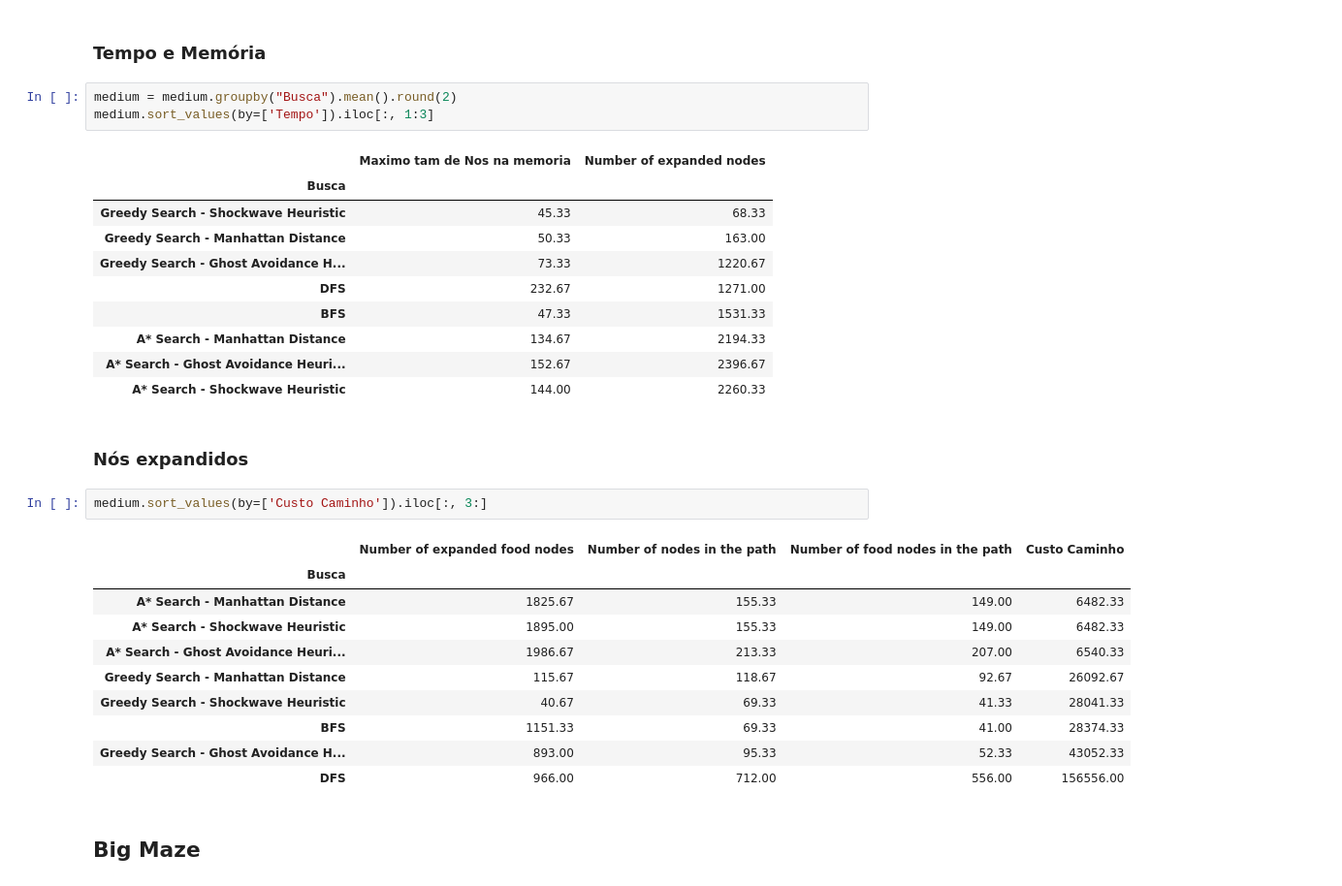
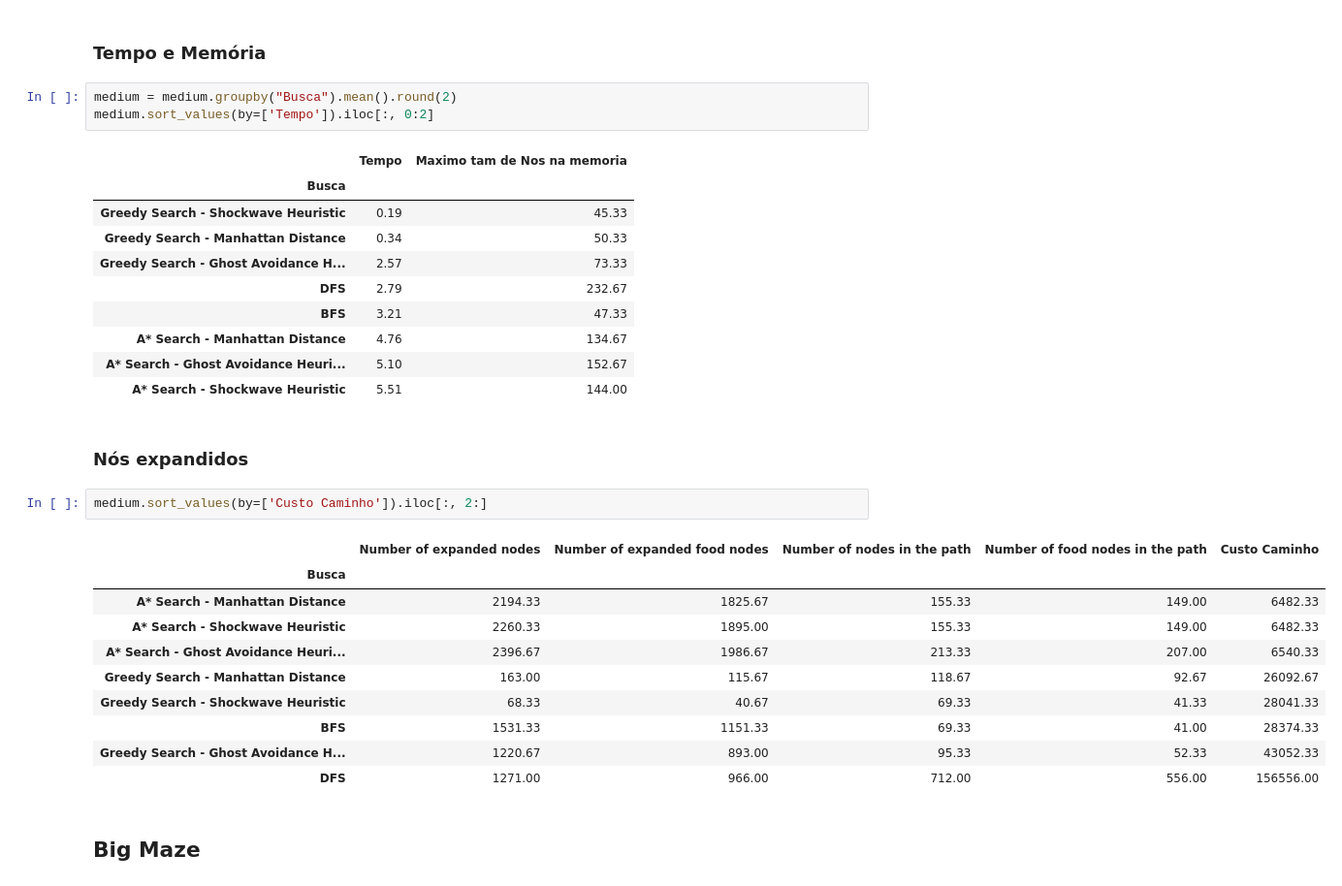
Before and after one commit to carolineap/mo416-2020s1-unicamp, a Jupyter notebook: project1/analysis.ipynb, the cells around one changed output. Shown: that part at 97% size. Drawn from its saved outputs; the diff is of its cells as text.

```diff
--- a/project1/analysis.ipynb
+++ b/project1/analysis.ipynb
@@ -159,33 +145,33 @@ small.sort_values(by=['Custo Caminho']).iloc[:, 3:]
 ### Tempo e Memória
 # %%
 medium = medium.groupby("Busca").mean().round(2)
-medium.sort_values(by=['Tempo']).iloc[:, 1:3]
+medium.sort_values(by=['Tempo']).iloc[:, 0:2]
 # %% [output]
-|  | Maximo tam de Nos na memoria | Number of expanded nodes |
+|  | Tempo | Maximo tam de Nos na memoria |
 | Busca |  |  |
-| Greedy Search - Shockwave Heuristic | 45.33 | 68.33 |
-| Greedy Search - Manhattan Distance | 50.33 | 163.00 |
-| Greedy Search - Ghost Avoidance H... | 73.33 | 1220.67 |
-| DFS | 232.67 | 1271.00 |
-| BFS | 47.33 | 1531.33 |
-| A* Search - Manhattan Distance | 134.67 | 2194.33 |
-| A* Search - Ghost Avoidance Heuri... | 152.67 | 2396.67 |
-| A* Search - Shockwave Heuristic | 144.00 | 2260.33 |
+| Greedy Search - Shockwave Heuristic | 0.19 | 45.33 |
+| Greedy Search - Manhattan Distance | 0.34 | 50.33 |
+| Greedy Search - Ghost Avoidance H... | 2.57 | 73.33 |
+| DFS | 2.79 | 232.67 |
+| BFS | 3.21 | 47.33 |
+| A* Search - Manhattan Distance | 4.76 | 134.67 |
+| A* Search - Ghost Avoidance Heuri... | 5.10 | 152.67 |
+| A* Search - Shockwave Heuristic | 5.51 | 144.00 |
 # %% [markdown]
 ### Nós expandidos
 # %%
-medium.sort_values(by=['Custo Caminho']).iloc[:, 3:]
+medium.sort_values(by=['Custo Caminho']).iloc[:, 2:]
 # %% [output]
-|  | Number of expanded food nodes | Number of nodes in the path | Number of food nodes in the path | Custo Caminho |
-| Busca |  |  |  |  |
-| A* Search - Manhattan Distance | 1825.67 | 155.33 | 149.00 | 6482.33 |
-| A* Search - Shockwave Heuristic | 1895.00 | 155.33 | 149.00 | 6482.33 |
-| A* Search - Ghost Avoidance Heuri... | 1986.67 | 213.33 | 207.00 | 6540.33 |
-| Greedy Search - Manhattan Distance | 115.67 | 118.67 | 92.67 | 26092.67 |
-| Greedy Search - Shockwave Heuristic | 40.67 | 69.33 | 41.33 | 28041.33 |
-| BFS | 1151.33 | 69.33 | 41.00 | 28374.33 |
-| Greedy Search - Ghost Avoidance H... | 893.00 | 95.33 | 52.33 | 43052.33 |
-| DFS | 966.00 | 712.00 | 556.00 | 156556.00 |
+|  | Number of expanded nodes | Number of expanded food nodes | Number of nodes in the path | Number of food nodes in the path | Custo Caminho |
+| Busca |  |  |  |  |  |
+| A* Search - Manhattan Distance | 2194.33 | 1825.67 | 155.33 | 149.00 | 6482.33 |
+| A* Search - Shockwave Heuristic | 2260.33 | 1895.00 | 155.33 | 149.00 | 6482.33 |
+| A* Search - Ghost Avoidance Heuri... | 2396.67 | 1986.67 | 213.33 | 207.00 | 6540.33 |
+| Greedy Search - Manhattan Distance | 163.00 | 115.67 | 118.67 | 92.67 | 26092.67 |
+| Greedy Search - Shockwave Heuristic | 68.33 | 40.67 | 69.33 | 41.33 | 28041.33 |
+| BFS | 1531.33 | 1151.33 | 69.33 | 41.00 | 28374.33 |
+| Greedy Search - Ghost Avoidance H... | 1220.67 | 893.00 | 95.33 | 52.33 | 43052.33 |
+| DFS | 1271.00 | 966.00 | 712.00 | 556.00 | 156556.00 |
 # %% [markdown]
 ## Big Maze
 # %% [markdown]
```
Also changed, not shown: parts of 16 cells of this notebook.
